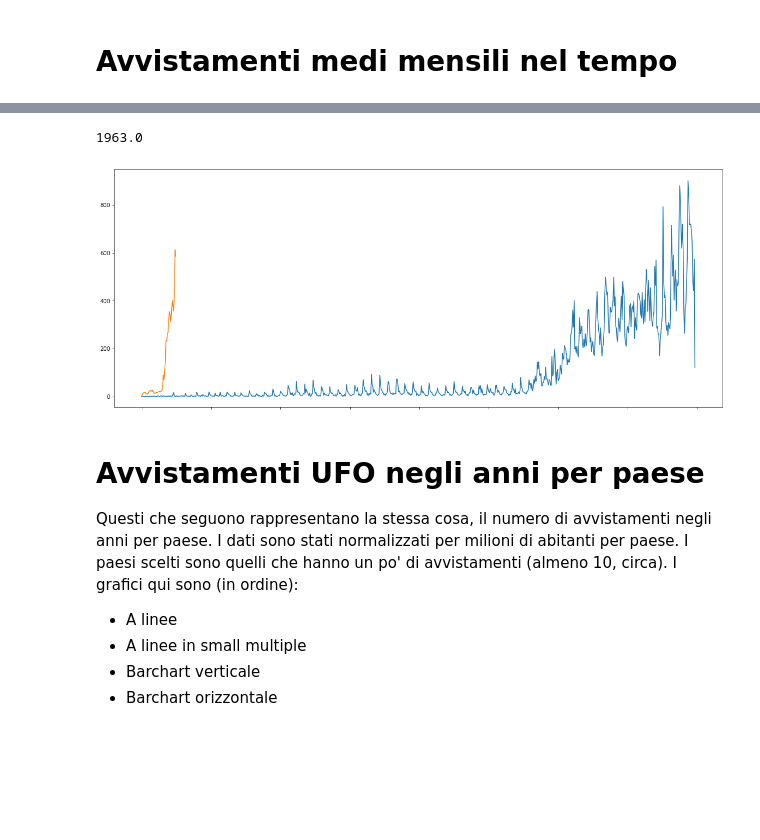
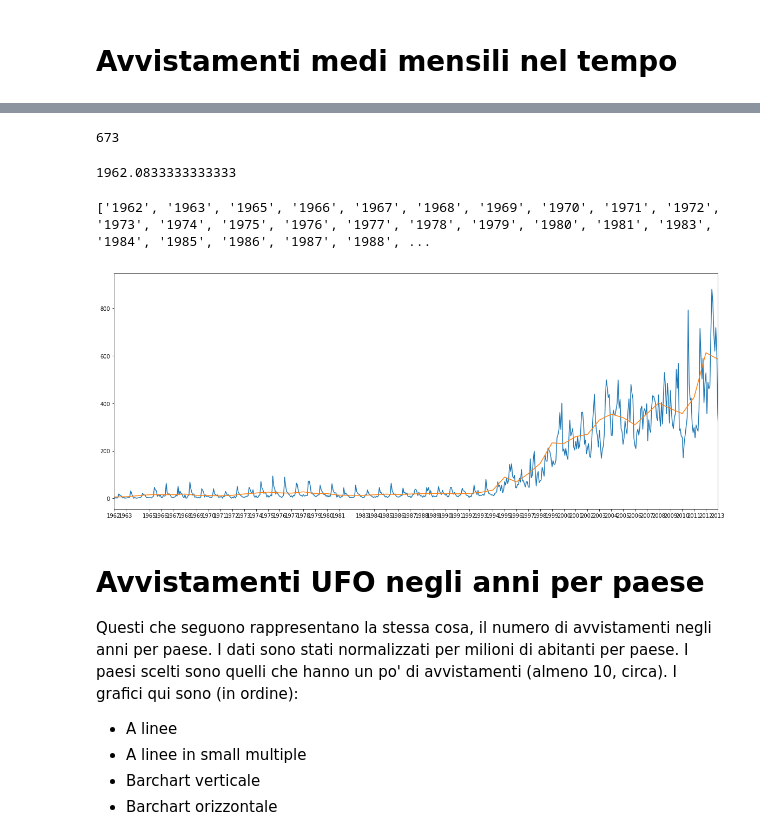
Before and after one commit to mrkct/scivis-progetto, a Jupyter notebook: ufo.ipynb, the cells around one changed output, grey strips where cells are left out. Cells and saved outputs as stored; diff of their text form; code cells hidden in the pictures; blank space fills up the shorter version.

```diff
--- a/ufo.ipynb
+++ b/ufo.ipynb
@@ -306,7 +306,7 @@ plt.show()
 # Avvistamenti medi mensili nel tempo
 # %%
 def date2months(y, m):
-    return str(12 * int(y) + int(m))
+    return 12 * (int(y) - 1906) + int(m)
 
 def datetime2months(iloc):
     x = data['datetime'].iloc[iloc]
@@ -323,10 +323,10 @@ for year in map(str, range(1930, 2015)):
         if m not in counts.index:
             total = -1
             break
-        total += counts[m]
+        total += counts.loc[m]
     # Non ci sono tutti i mesi per questo anno, lo scartiamo
     if total > 0:
-        monthly_averages[date2months(year, 1)] = total / 12.0
+        monthly_averages.loc[date2months(year, 1)] = total / 12.0
 # %%
 monthly_averages = monthly_averages.sort_index()
 counts = counts.sort_index()
@@ -333,15 +345,28 @@ counts = counts.sort_index()
-# %%
-23556 / 12
-# %% [output]
-1963.0
-# %%
-plt.figure(figsize=FIGURE_SIZE)
-
-counts.plot()
-monthly_averages.plot()
-plt.show()
-# %% [output]
-[figure, removed]
+# %%
+min(monthly_averages.index)
+# %% [output]
+673
+# %%
+673 / 12 + 1906
+# %% [output]
+1962.0833333333333
+# %%
+from math import floor
+
+plt.figure(figsize=FIGURE_SIZE)
+
+counts.plot()
+plt.xlim((date2months(1995, 1), date2months(2013, 1)))
+year_labels = [str(floor(x / 12) + 1906) for x in monthly_averages.index]
+print(year_labels)
+plt.xticks(monthly_averages.index, year_labels, rotation=90)
+
+monthly_averages.plot()
+
+plt.show()
+# %% [output]
+['1962', '1963', '1965', '1966', '1967', '1968', '1969', '1970', '1971', '1972', '1973', '1974', '1975', '1976', '1977', '1978', '1979', '1980', '1981', '1983', '1984', '1985', '1986', '1987', '1988', ...
+[figure, added]
 # %% [markdown]
 # Avvistamenti UFO negli anni per paese
 Questi che seguono rappresentano la stessa cosa, il numero di avvistamenti negli anni per paese. I dati sono stati normalizzati per milioni di abitanti per paese. I paesi scelti sono quelli che hanno un po' di avvistamenti (almeno 10, circa).
```
Also changed, not shown: parts of 5 cells of this notebook, 3 other files.
